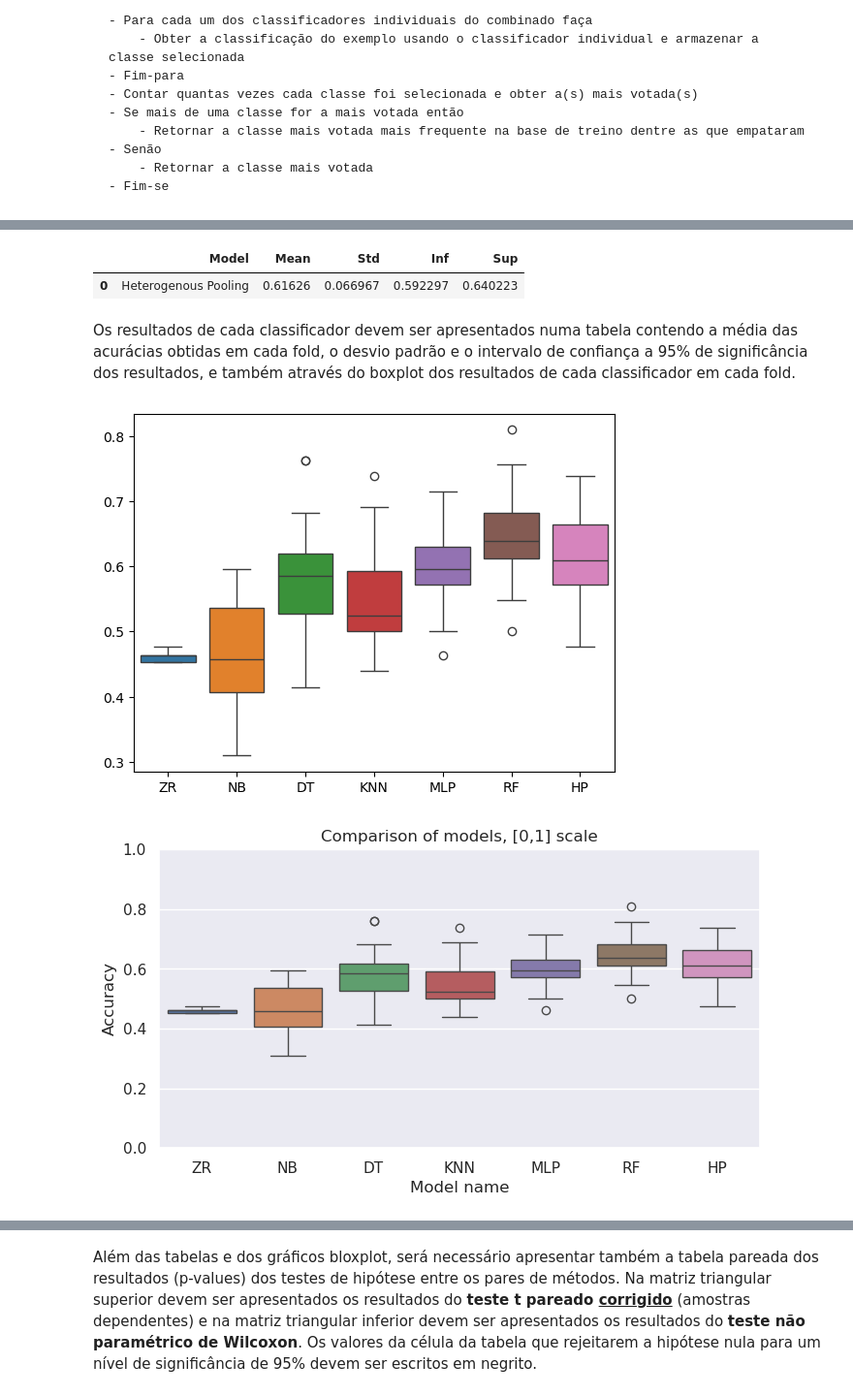
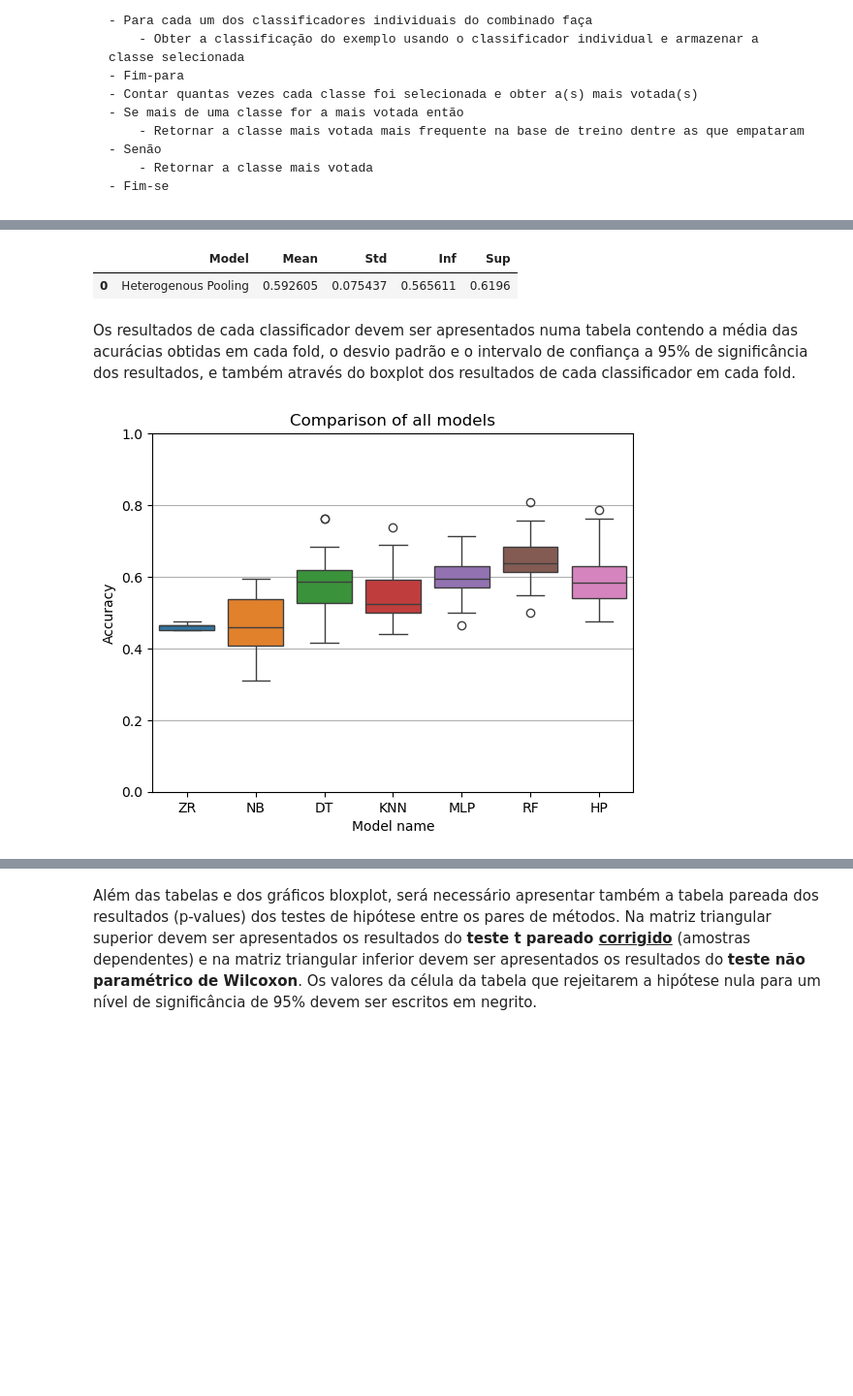
Before and after one commit to Henriquelay/AI-classes, a Jupyter notebook: Trab1/Trab1_Henrique_Layber.ipynb, the cells around one changed output, grey strips where cells are left out. Shown: that part at 97% size. Drawn from its saved outputs; the diff is of its cells as text; code cells hidden in the pictures; blank space fills up the shorter version.

```diff
--- a/Trab1/Trab1_Henrique_Layber.ipynb
+++ b/Trab1/Trab1_Henrique_Layber.ipynb
@@ -302,7 +302,6 @@ class HeterogenousPoolingClassifier(BaseEstimator):
     def __init__(self, n_samples=3):
         super().__init__()
         self.n_samples = n_samples
-        self.layers = [Layer() for _ in range(n_samples)]
 
     # Needed to set the random state
     rng = np.random.RandomState(11)
@@ -327,6 +326,7 @@ class HeterogenousPoolingClassifier(BaseEstimator):
         return removed_cols
 
     def fit(self, X: pd.DataFrame, y: pd.Series):
+        self.layers = [Layer() for _ in range(self.n_samples)]
         # If X has <=2 columns we can't use it
         if X.shape[1] <= 2:
             raise ValueError("X must have at least 3 columns")
@@ -423,38 +404,39 @@ hp_scores = scores_gridsearch(
 display_scores(hp_scores, "Heterogenous Pooling")
 # %% [output]
 |  | Model | Mean | Std | Inf | Sup |
-| 0 | Heterogenous Pooling | 0.61626 | 0.066967 | 0.592297 | 0.640223 |
+| 0 | Heterogenous Pooling | 0.592605 | 0.075437 | 0.565611 | 0.6196 |
 # %% [markdown]
 Os resultados de cada classificador devem ser apresentados numa tabela contendo a média das acurácias obtidas em cada fold, o desvio padrão e o intervalo de confiança a 95% de significância dos resultados, e também através do boxplot dos resultados de cada classificador em cada fold.
 # %%
 # Boxplot a comparison between all models
 import matplotlib.pyplot as plt
 import seaborn as sns
 
 agg_data = {
     "ZR": zeroR_scores,
     "NB": naive_bayes_scores,
     "DT": decision_tree_scores,
     "KNN": knn_scores,
     "MLP": mlp_scores,
     "RF": rf_scores,
     "HP": hp_scores,
 }
 
-sns.boxplot(data={k: v["raw"] for k, v in agg_data.items()})
-plt.show()
+def plot(data, title):
+    fig, ax = plt.subplots()
+    ax.set(ylim=(0, 1))
+    ax.set_xlabel("Model name")
+    # Horizontal lines for easy reading
+    ax.yaxis.grid(True)
+    sns.boxplot(data={k: v["raw"] for k, v in agg_data.items()})
+    plt.ylabel("Accuracy")
+    plt.title(title)
+    plt.show()
 
-sns.set_theme(rc={"figure.figsize": (8, 4)})
-fig, ax = plt.subplots()
-ax.set(ylim=(0, 1))
-ax.set_xlabel("Model name")
-sns.boxplot(data={k: v["raw"] for k, v in agg_data.items()})
-plt.ylabel("Accuracy")
-plt.title("Comparison of models, [0,1] scale")
-plt.show()
+
+plot(agg_data, "Comparison of all models")
 # %% [output]
-[figure, old version]
+[figure, new version]
-[figure, removed]
 # %%
 get_stat = lambda stat_name: [
     model_stats[stat_name] for model_name, model_stats in agg_data.items()
```
Also changed, not shown: parts of 3 cells of this notebook, 15 other files.
